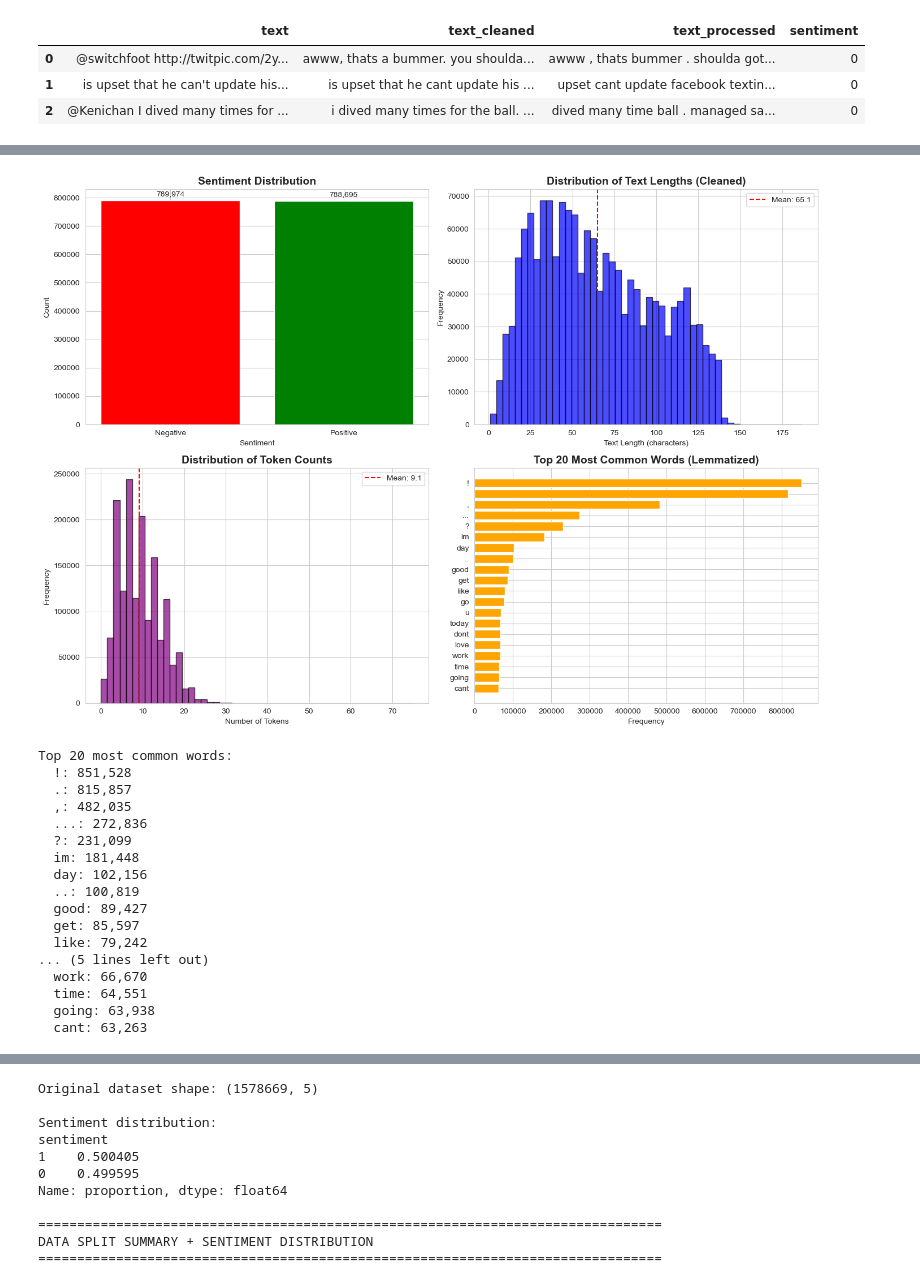
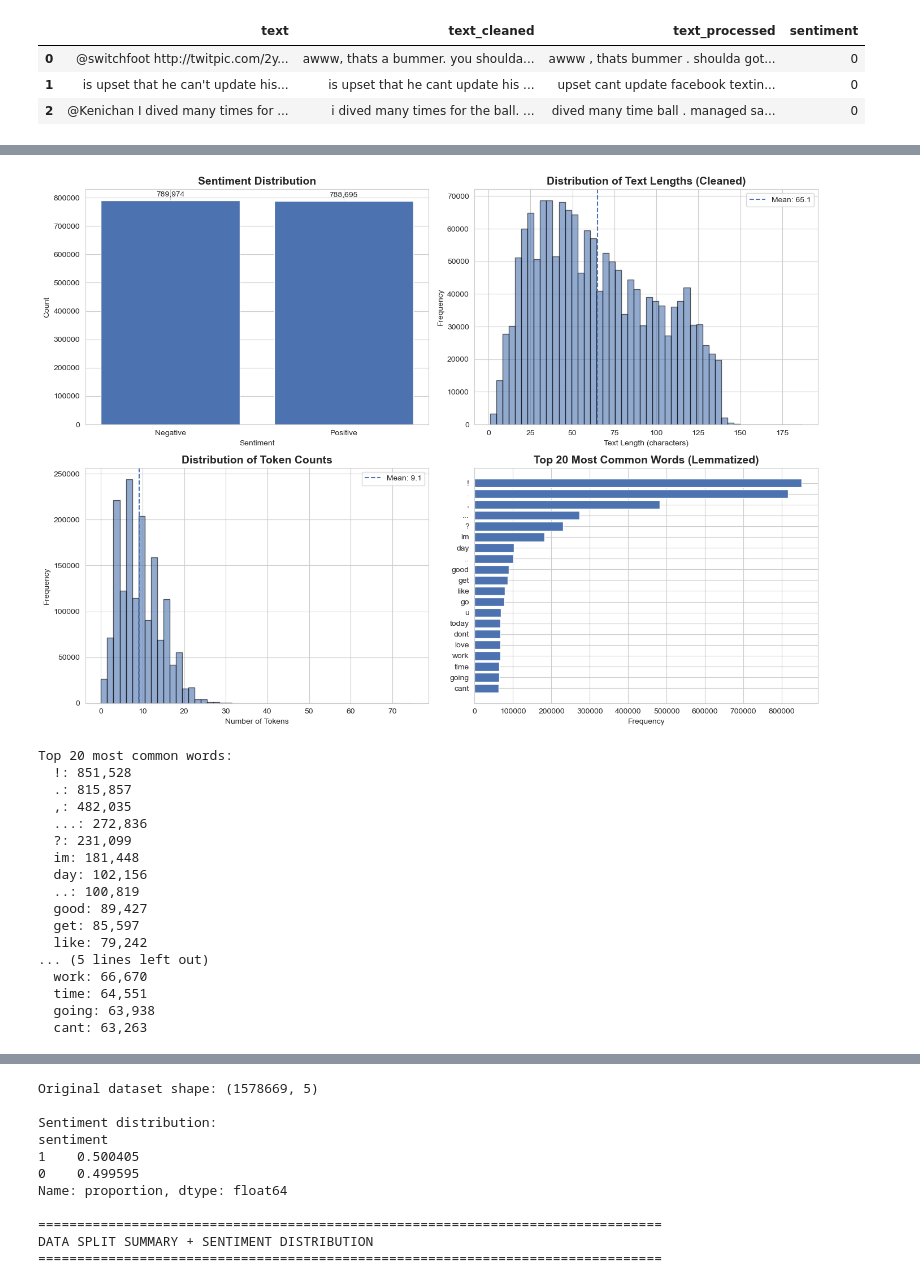
Before and after one commit to mhleethomas/Nat_Lang_Engr_Meth_Tools, a Jupyter notebook: Assignment1/MingHsiangLee_Assignment1.ipynb, the cells around one changed output, grey strips where cells are left out. Saved outputs shown, nothing was run; the diff lists cells and outputs as text; code cells hidden in the pictures.

```diff
--- a/Assignment1/MingHsiangLee_Assignment1.ipynb
+++ b/Assignment1/MingHsiangLee_Assignment1.ipynb
@@ -401,23 +346,15 @@ Text cleaning functions defined!
 # %%
-# Show example before cleaning
-print("Example tweets BEFORE cleaning:")
-print("="*80)
-for i in range(3):
-    print(f"{i+1}. {df_cleaned.iloc[i]['text']}")
-    print()
+from IPython.display import display
 
 # Apply cleaning
 print("\nApplying text cleaning...")
 df_cleaned['text_cleaned'] = df_cleaned['text'].apply(clean_text)
 
-# Show example after cleaning
+# Show first 3 rows after cleaning (no text wrap)
 print("\n" + "="*80)
-print("Example tweets AFTER cleaning:")
+print("FIRST 3 ROWS AFTER CLEANING")
 print("="*80)
-for i in range(3):
-    print(f"{i+1}. Original: {df_cleaned.iloc[i]['text']}")
-    print(f"   Cleaned:  {df_cleaned.iloc[i]['text_cleaned']}")
-    print()
+display(df_cleaned.head(3).style.set_properties(**{'white-space': 'pre'}))
 
 # Check for empty tweets after cleaning
 print("\n" + "="*80)
@@ -429,7 +366,7 @@ print(f"\nNumber of tweets that became empty after cleaning: {len(empty_tweets)}
 
 if len(empty_tweets) > 0:
     print(f"\nShowing first 3 examples of empty tweets:\n")
-    print(empty_tweets.head(3))
+    display(empty_tweets.head(3))
 
     # Save empty tweets to CSV
     print("\n" + "="*80)
@@ -450,5 +387,5 @@ else:
     print("\nNo tweets became empty after cleaning. All tweets have content!")
     print("No empty tweets file created.")
 
-print(f"\n✅ Final dataset size: {df_cleaned.shape[0]:,} rows")
+print(f"\nFinal dataset size: {df_cleaned.shape[0]:,} rows")
 # %% [output]
@@ -808,52 +677,59 @@ display(df_cleaned[['text', 'text_cleaned', 'text_processed', 'sentiment']].head
 # Set style
 sns.set_style("whitegrid")
 plt.rcParams['figure.figsize'] = (12, 6)
+
+# Ensure sentiment exists for plotting
+if 'sentiment' not in df_cleaned.columns:
+    df_cleaned['sentiment'] = df_cleaned['target'].apply(lambda x: 0 if x == 0 else 1)
+
+# Single color
+single_color = "#4C72B0"
 
 # Create subplots
 fig, axes = plt.subplots(2, 2, figsize=(14, 10))
 
 # 1. Sentiment Distribution
 sentiment_counts = df_cleaned['sentiment'].value_counts()
-axes[0, 0].bar(['Negative', 'Positive'], sentiment_counts.values, color=['red', 'green'])
+axes[0, 0].bar(['Negative', 'Positive'], sentiment_counts.values, color=single_color)
 axes[0, 0].set_title('Sentiment Distribution', fontsize=14, fontweight='bold')
 axes[0, 0].set_ylabel('Count')
 axes[0, 0].set_xlabel('Sentiment')
 for i, v in enumerate(sentiment_counts.values):
     axes[0, 0].text(i, v + 10000, f'{v:,}', ha='center', va='bottom')
 
 # 2. Text Length Distribution
-axes[0, 1].hist(text_lengths, bins=50, color='blue', alpha=0.7, edgecolor='black')
+axes[0, 1].hist(text_lengths, bins=50, color=single_color, alpha=0.6, edgecolor='black')
 axes[0, 1].set_title('Distribution of Text Lengths (Cleaned)', fontsize=14, fontweight='bold')
 axes[0, 1].set_xlabel('Text Length (characters)')
 axes[0, 1].set_ylabel('Frequency')
-axes[0, 1].axvline(text_lengths.mean(), color='red', linestyle='--', label=f'Mean: {text_lengths.mean():.1f}')
+axes[0, 1].axvline(text_lengths.mean(), color=single_color, linestyle='--', label=f'Mean: {text_lengths.mean():.1f}')
 axes[0, 1].legend()
 
 # 3. Token Count Distribution
-axes[1, 0].hist(token_counts, bins=50, color='purple', alpha=0.7, edgecolor='black')
+axes[1, 0].hist(token_counts, bins=50, color=single_color, alpha=0.6, edgecolor='black')
 axes[1, 0].set_title('Distribution of Token Counts', fontsize=14, fontweight='bold')
 axes[1, 0].set_xlabel('Number of Tokens')
 axes[1, 0].set_ylabel('Frequency')
-axes[1, 0].axvline(token_counts.mean(), color='red', linestyle='--', label=f'Mean: {token_counts.mean():.1f}')
+axes[1, 0].axvline(token_counts.mean(), color=single_color, linestyle='--', label=f'Mean: {token_counts.mean():.1f}')
 axes[1, 0].legend()
 
 # 4. Top 20 Most Common Words
 all_tokens = [token for tokens in df_cleaned['tokens_lemmatized'] for token in tokens]
 token_freq = Counter(all_tokens)
 top_20 = dict(token_freq.most_common(20))
-axes[1, 1].barh(list(top_20.keys()), list(top_20.values()), color='orange')
+axes[1, 1].barh(list(top_20.keys()), list(top_20.values()), color=single_color)
 axes[1, 1].set_title('Top 20 Most Common Words (Lemmatized)', fontsize=14, fontweight='bold')
 axes[1, 1].set_xlabel('Frequency')
 axes[1, 1].invert_yaxis()
 
 plt.tight_layout()
 plt.show()
 
 print(f"\nTop 20 most common words:")
 for word, count in token_freq.most_common(20):
     print(f"  {word}: {count:,}")
 # %% [output]
-[figure, old version]
+[figure, new version]
 Top 20 most common words:
   !: 851,528
   .: 815,857
```
Also changed, not shown: parts of 21 cells of this notebook, 1 other file.
